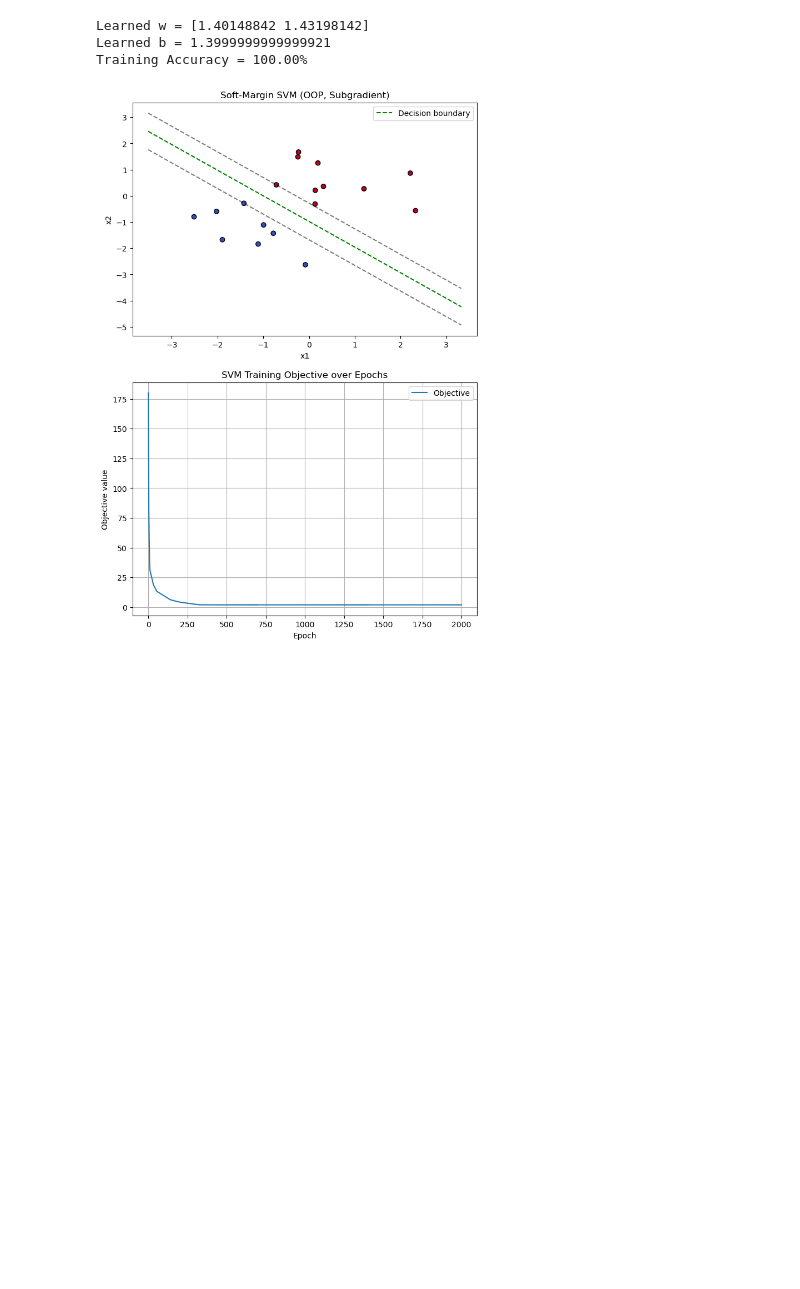
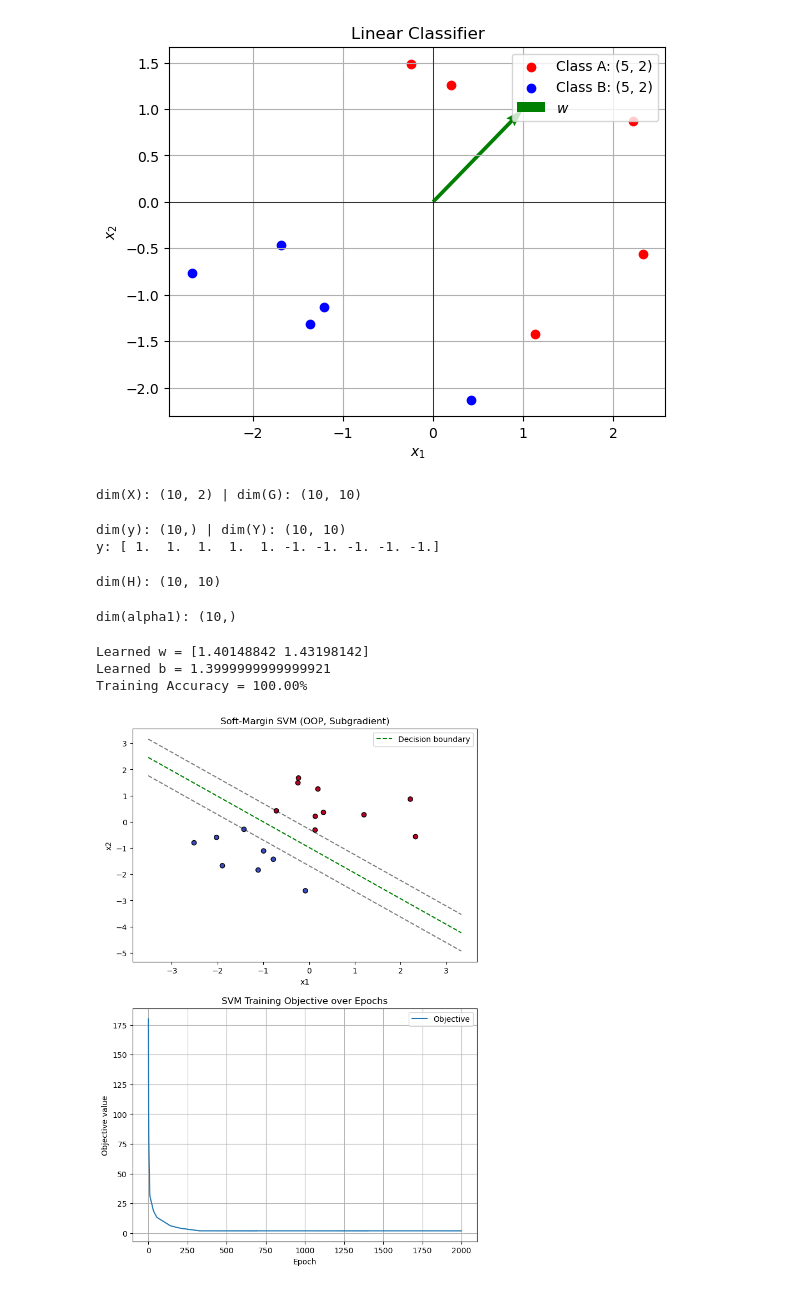
Before and after one commit to TrymSaether/svm-classifier, a Jupyter notebook: numerical_method/svm.ipynb, the cells around one changed output. Cells and saved outputs as stored; diff of their text form; code cells hidden in the pictures; blank space fills up the shorter version.

```diff
--- a/numerical_method/svm.ipynb
+++ b/numerical_method/svm.ipynb
@@ -0,0 +1,17 @@
+# %%
+import numpy as np
+import matplotlib.pyplot as plt
+from LinearExample import TestLinear
+
+
+
+w = np.array([1., 1.])
+b = 1.
+M = 5
+
+nA = nB = M
+margin = 0.5
+
+A, B = TestLinear(w, b, nA, nB, margin, seed=42)
+print(f"dim(A): {A.shape}", f"dim(B): {B.shape}", sep='\n')
+print(f"sample A:\n{A[:5]}", f"sample B:\n{B[:5]}", sep='\n')
@@ -0,0 +33,43 @@
+# %%
+plt.scatter(A[:, 0], A[:, 1], c='r', label=f'Class A: {A.shape}')
+plt.scatter(B[:, 0], B[:, 1], c='b', label=f'Class B: {B.shape}')
+plt.quiver(0, 0, w[0], w[1], angles='xy', scale_units='xy', scale=1, color='g', label='$w$')
+plt.axhline(0, color='k', lw=0.5)
+plt.axvline(0, color='k', lw=0.5)
+plt.title('Linear Classifier')
+plt.xlabel('$x_1$')
+plt.ylabel('$x_2$')
+plt.legend()
+plt.grid()
+plt.show()
+# %% [output]
+[figure, added]
+# %%
+X = np.vstack((A, B))
+G = X @ X.T
+print(f"dim(X): {X.shape}", f"dim(G): {G.shape}", sep=' | ')
+# %% [output]
+dim(X): (10, 2) | dim(G): (10, 10)
+# %%
+y = np.hstack((np.ones(nA), -np.ones(nB)))
+Y = np.diag(y)
+
+print(f"dim(y): {y.shape}", f"dim(Y): {Y.shape}", sep=' | ')
+print(f"y: {y}")
+# %% [output]
+dim(y): (10,) | dim(Y): (10, 10)
+y: [ 1.  1.  1.  1.  1. -1. -1. -1. -1. -1.]
+# %%
+H = Y @ G @ Y
+print(f"dim(H): {H.shape}")
+# %% [output]
+dim(H): (10, 10)
+# %%
+def f(alpha):
+    H = Y @ G @ Y
+    return 1/2* alpha.T @ H @ alpha
+
+alpha1 = np.ones(nA + nB)
+print(f'dim(alpha1): {alpha1.shape}')
+# %% [output]
+dim(alpha1): (10,)
```
Also changed, not shown: parts of 3 cells of this notebook, 2 other files.
